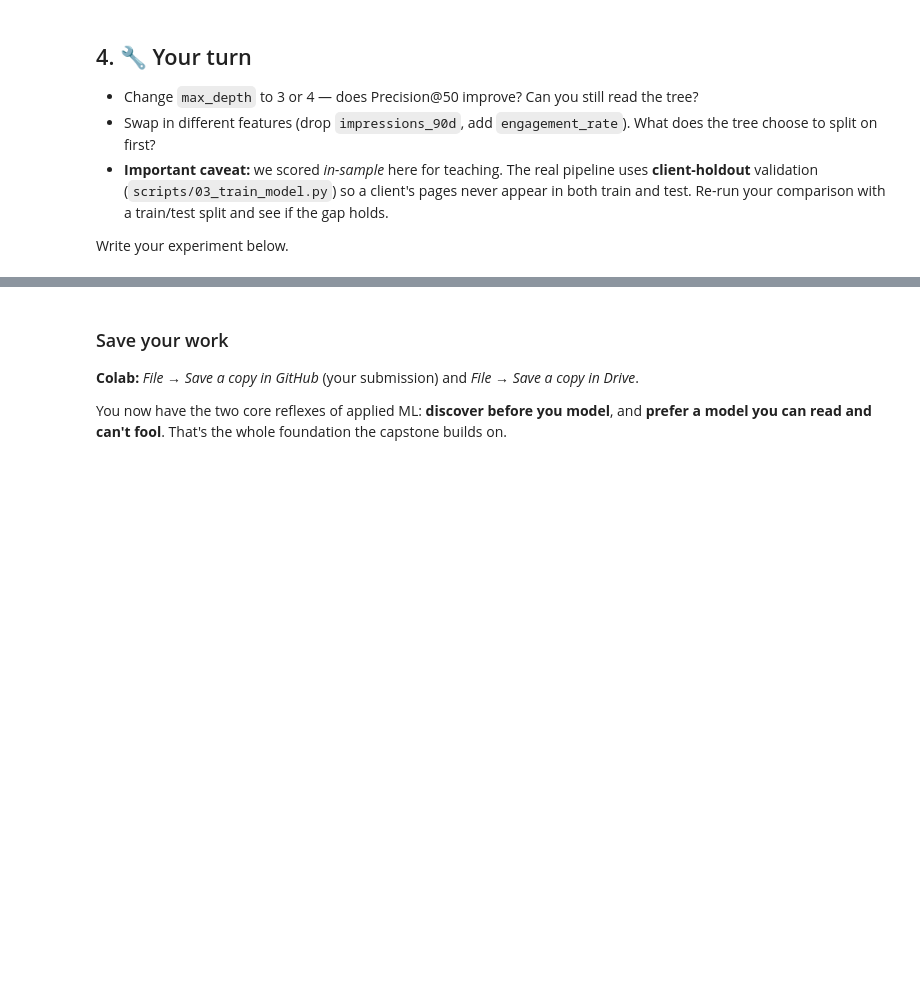
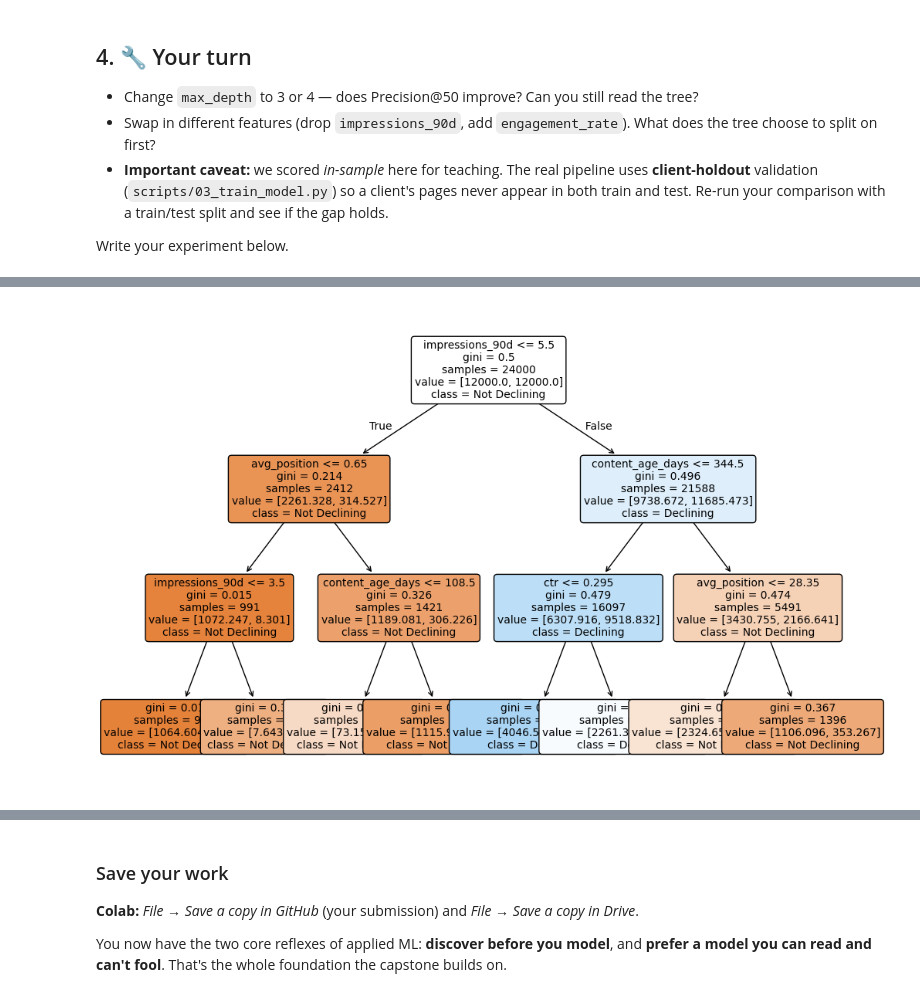
Before and after one commit to Mohd-Abdul-Muqeet/FlyRank-AI, a Jupyter notebook: notebooks/02_your_first_readable_model.ipynb, the cells around one changed output, grey strips where cells are left out. Drawn from its saved outputs; the diff is of its cells as text; code cells hidden in the pictures; blank space fills up the shorter version.

```diff
--- a/notebooks/02_your_first_readable_model.ipynb
+++ b/notebooks/02_your_first_readable_model.ipynb
@@ -104,0 +148,30 @@ Write your experiment below.
+# %%
+# [7] Your experiment here
+
+from sklearn.model_selection import train_test_split
+
+# Features to try (you can swap in/out)
+features = ["content_age_days", "days_since_last_update", "impressions_90d",
+            "avg_position", "ctr", "word_count"]
+
+X = df[features].replace([np.inf, -np.inf], np.nan).fillna(0)
+y = df["is_declining_label"].values
+
+# Train/test split (80/20)
+X_train, X_test, y_train, y_test = train_test_split(
+    X, y, test_size=0.2, random_state=42, stratify=y
+)
+
+# Depth-3 tree
+tree3 = DecisionTreeClassifier(max_depth=3, class_weight="balanced", random_state=42)
+tree3.fit(X_train, y_train)
+
+print(export_text(tree3, feature_names=features))
+
+# Score on test set
+tree3_score = tree3.predict_proba(X_test)[:, 1]
+
+for k in (20, 50):
+    hr = precision_at_k(df["hand_rule_score"], y, k)  # hand rule still scored in-sample
+    tr = precision_at_k(tree3_score, y_test, k)       # tree scored out-of-sample
+    print(f"Precision@{k}:  hand rule {hr:.3f}   vs   tree depth=3 {tr:.3f}")
@@ -104,0 +196,11 @@ Write your experiment below.
+# %%
+# Visualize the tree
+import matplotlib.pyplot as plt
+from sklearn.tree import plot_tree
+
+plt.figure(figsize=(12, 8))
+plot_tree(tree3, feature_names=features, class_names=["Not Declining", "Declining"],
+          filled=True, rounded=True, fontsize=10)
+plt.show()
+# %% [output]
+[figure, added]
```
Also changed, not shown: parts of 11 cells of this notebook.
